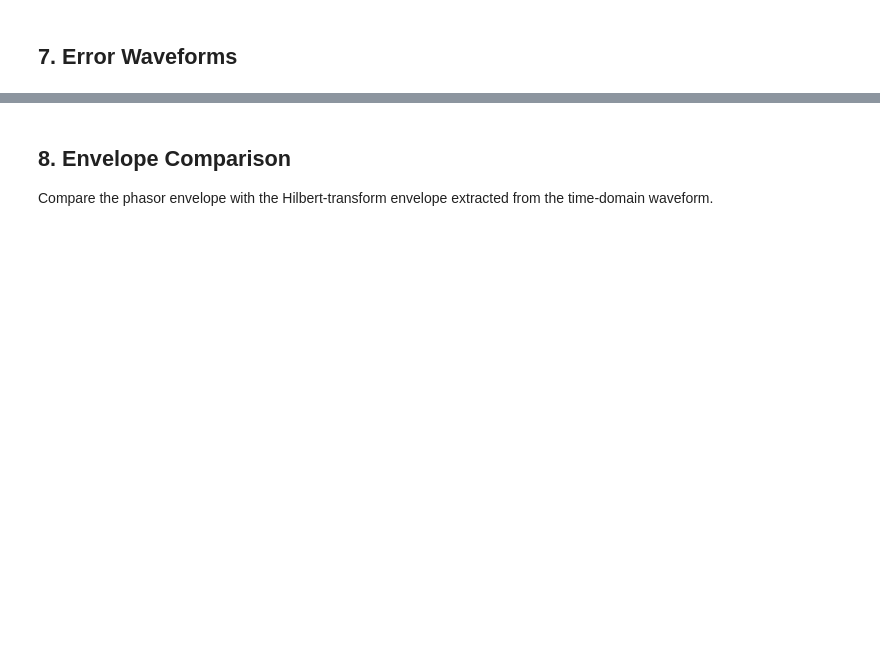
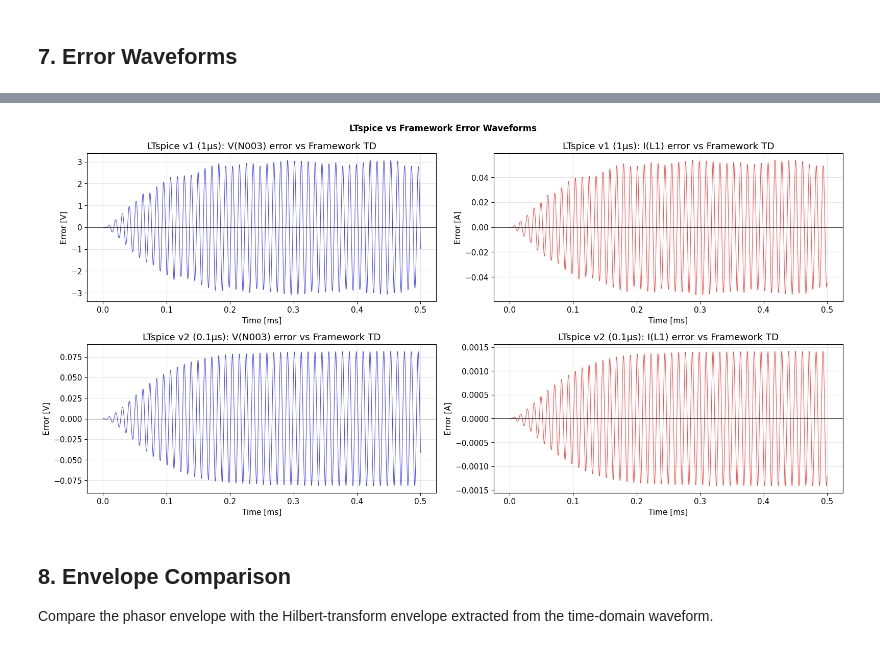
Before and after one commit to doyun-gu/Circuit-Simulations, a Jupyter notebook: framework/notebooks/04_comparison.ipynb, the cells around one changed output, grey strips where cells are left out. Saved outputs shown, nothing was run; the diff lists cells and outputs as text; code cells hidden in the pictures; blank space fills up the shorter version.

```diff
--- a/framework/notebooks/04_comparison.ipynb
+++ b/framework/notebooks/04_comparison.ipynb
@@ -494,3 +407,39 @@ else:
+# %%
+if sig_v1 or sig_v2:
+    n_rows = sum([bool(sig_v1), bool(sig_v2)])
+    fig, axes = plt.subplots(n_rows, 2, figsize=(16, 4 * n_rows))
+    if n_rows == 1:
+        axes = axes[np.newaxis, :]
+
+    t_ms = t_common * 1e3
+    row = 0
+    for label, V_lt_c, I_lt_c in [
+        ('LTspice v1 (1µs)', V_v1_c if sig_v1 else None, I_v1_c if sig_v1 else None),
+        ('LTspice v2 (0.1µs)', V_v2_c if sig_v2 else None, I_v2_c if sig_v2 else None),
+    ]:
+        if V_lt_c is None:
+            continue
+        err_V = V_lt_c - V_fw_c
+        err_I = I_lt_c - I_fw_c
+
+        ax = axes[row, 0]
+        ax.plot(t_ms, err_V, 'b-', lw=0.8, alpha=0.7)
+        ax.axhline(0, color='k', lw=0.5)
+        ax.set_title(f'{label}: V(N003) error vs Framework TD')
+        ax.set_xlabel('Time [ms]'); ax.set_ylabel('Error [V]'); ax.grid(alpha=0.3)
+
+        ax = axes[row, 1]
+        ax.plot(t_ms, err_I, 'r-', lw=0.8, alpha=0.7)
+        ax.axhline(0, color='k', lw=0.5)
+        ax.set_title(f'{label}: I(L1) error vs Framework TD')
+        ax.set_xlabel('Time [ms]'); ax.set_ylabel('Error [A]'); ax.grid(alpha=0.3)
+        row += 1
+
+    fig.suptitle('LTspice vs Framework Error Waveforms', fontsize=12, fontweight='bold')
+    plt.tight_layout()
+    plt.show()
+# %% [output]
+[figure, added]
 # %% [markdown]
 ## 8. Envelope Comparison
 
```
Also changed, not shown: parts of 14 cells of this notebook, 5 other files.
